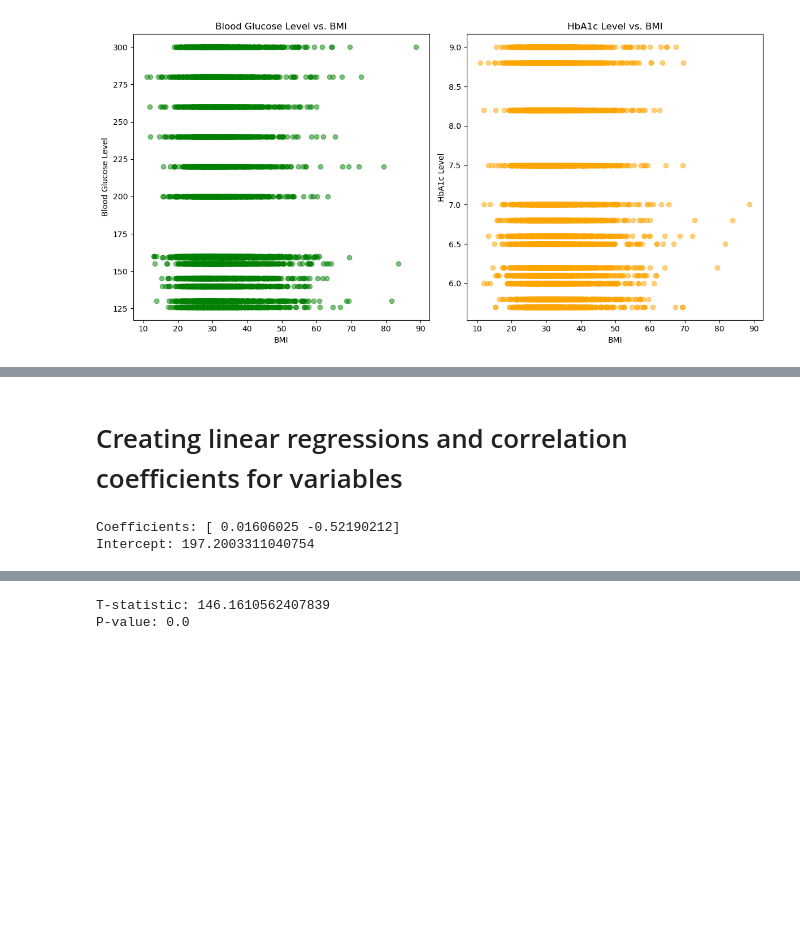
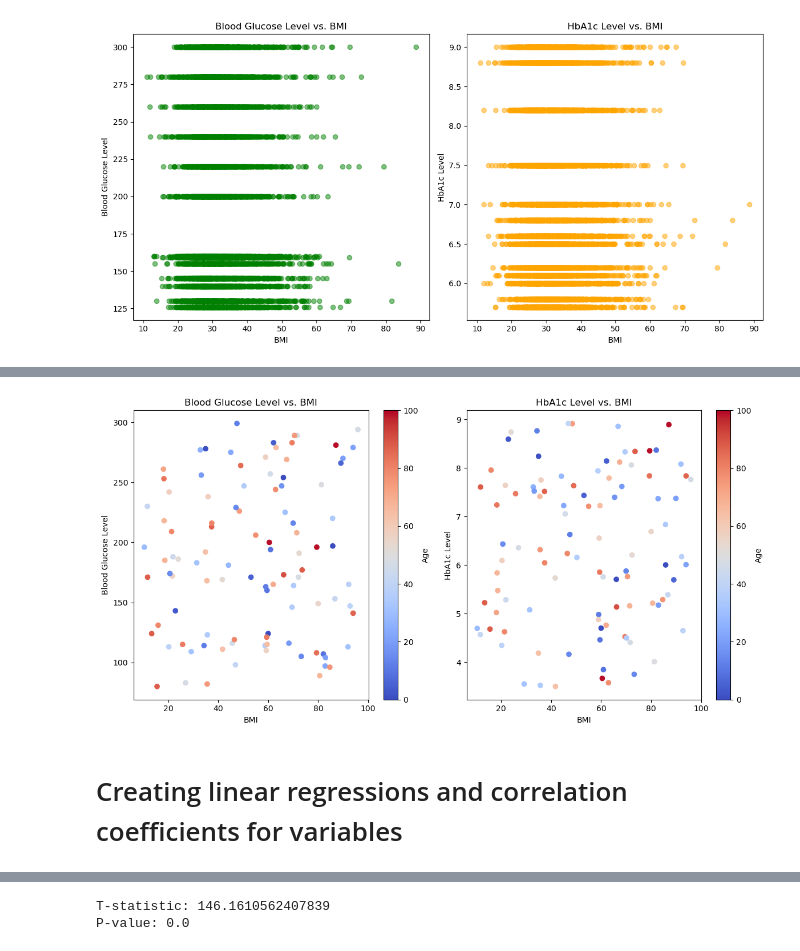
Before and after one commit to paulettepetracco/diabetes_predictive_analysis, a Jupyter notebook: diabetes_analysis.ipynb, the cells around one changed output, grey strips where cells are left out. Drawn from its saved outputs; the diff is of its cells as text; code cells hidden in the pictures; blank space fills up the shorter version.

```diff
--- a/diabetes_analysis.ipynb
+++ b/diabetes_analysis.ipynb
@@ -358,25 +265,44 @@ plt.show()
+# %%
+# Compare Age and BMI to both Blood Glucose Levels and HbA1c Levels
+np.random.seed(0)
+Age_BMI_BGL_HL_df = pd.DataFrame({
+    'age': np.random.randint(0, 100, size=100),
+    'bmi': np.random.uniform(10, 96, size=100),
+    'blood_glucose_level': np.random.randint(80,300, size=100),
+    'HbA1c_level': np.random.uniform(3.5, 9.0, size=100)
+})
+
+# Define age bins
+age_bins = [0, 20, 40, 60, 80, 100]
+
+# Bin ages
+age_data_binned = pd.cut(Age_BMI_BGL_HL_df['age'], bins=age_bins)
+
+# Define color levels for blood glucose and HbA1c levels
+blood_glucose_colors = [min,max]  # Custom color levels for blood glucose levels
+hba1c_colors = [min,max]           # Custom color levels for HbA1c levels
+
+# Plot BMI against blood glucose level
+plt.figure(figsize=(12, 6))
+
+plt.subplot(1, 2, 1)
+plt.scatter(Age_BMI_BGL_HL_df['bmi'], Age_BMI_BGL_HL_df['blood_glucose_level'], c=Age_BMI_BGL_HL_df['age'], cmap='coolwarm', label='Age', vmin=0, vmax=100)
+plt.xlabel('BMI')
+plt.ylabel('Blood Glucose Level')
+plt.title('Blood Glucose Level vs. BMI')
+plt.colorbar(label='Age')
+
+# Plot BMI against HbA1c level
+plt.subplot(1, 2, 2)
+plt.scatter(Age_BMI_BGL_HL_df['bmi'], Age_BMI_BGL_HL_df['HbA1c_level'], c=Age_BMI_BGL_HL_df['age'], cmap='coolwarm', label='Age', vmin=0, vmax=100)
+plt.xlabel('BMI')
+plt.ylabel('HbA1c Level')
+plt.title('HbA1c Level vs. BMI')
+plt.colorbar(label='Age')
+
+plt.tight_layout()
+plt.show()
+# %% [output]
+[figure, added]
 # %% [markdown]
 # Creating linear regressions and correlation coefficients for variables
-# %%
-
-# Filter DataFrame to include only individuals diagnosed with diabetes
-diabetes_positive_df = diabetes_df[diabetes_df['diabetes'] == 1]
-
-# Extract features (X) and target variable (y)
-X = diabetes_positive_df[['bmi', 'HbA1c_level']]
-y = diabetes_positive_df['blood_glucose_level']
-
-# Create a linear regression model
-model = LinearRegression()
-
-# Fit the model to the data
-model.fit(X, y)
-
-# Print the coefficients
-print('Coefficients:', model.coef_)
-
-# Print the intercept
-print('Intercept:', model.intercept_)
-# %% [output]
-Coefficients: [ 0.01606025 -0.52190212]
-Intercept: 197.2003311040754
```
Also changed, not shown: parts of 16 cells of this notebook.
